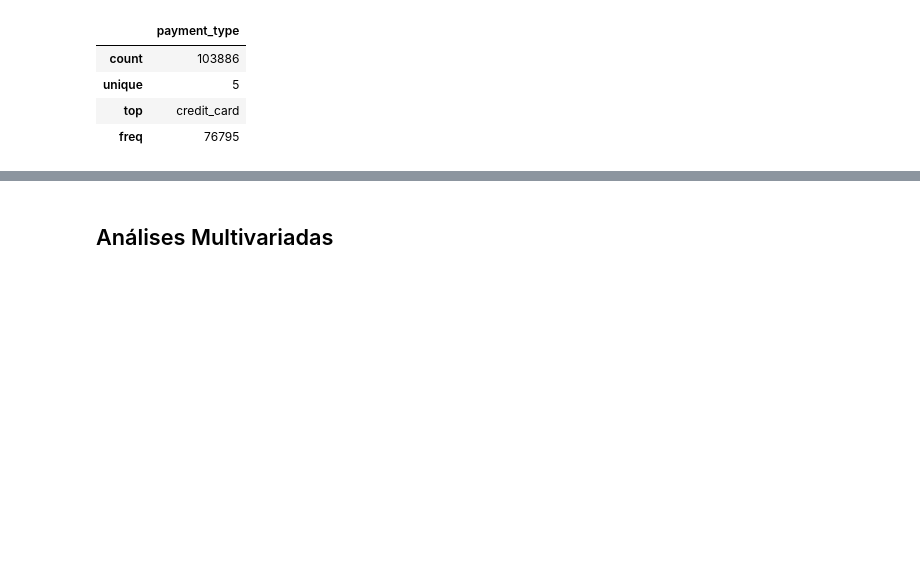
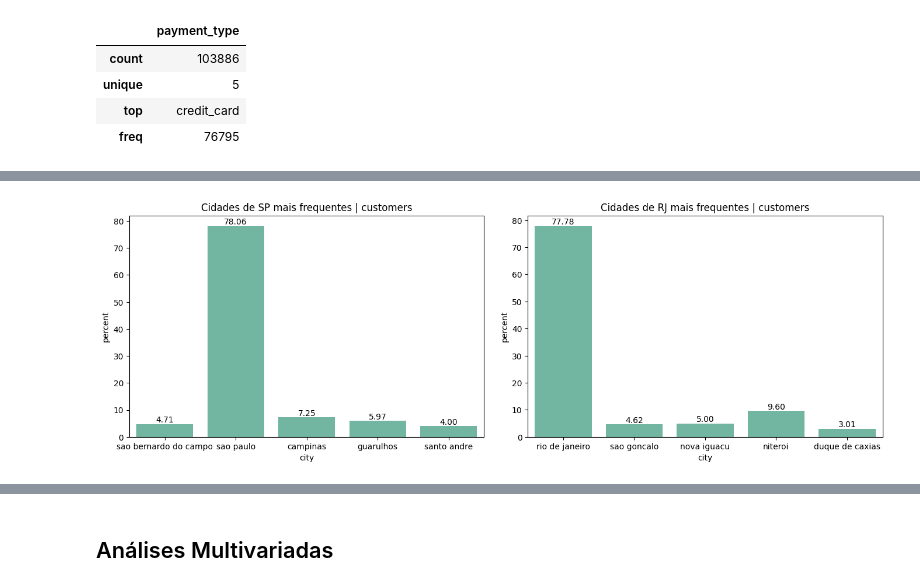
Before and after one commit to Squinelato/eEDB-002-2024-3, a Jupyter notebook: exploratory_analysis/data_analysis.ipynb, the cells around one changed output, grey strips where cells are left out. Drawn from its saved outputs; the diff is of its cells as text; code cells hidden in the pictures; blank space fills up the shorter version.

```diff
--- a/exploratory_analysis/data_analysis.ipynb
+++ b/exploratory_analysis/data_analysis.ipynb
@@ -188,0 +218,20 @@ order_payments[["payment_value"]].describe()
+# %%
+customers_top5_SP = customers[customers["state"]=="SP"]["city"].value_counts().head().index
+customers_top5_RJ = customers[customers["state"]=="RJ"]["city"].value_counts().head().index
+
+fig1, ax1 = plt.subplots(1,2, figsize=(14,5))
+
+sns.countplot(data=customers[customers["city"].isin(customers_top5_SP)], x="city", stat="percent", color=sns.color_palette("Set2")[0], ax=ax1[0])
+ax1[0].set_title(f"Cidades de SP mais frequentes | customers")
+for i in ax1[0].containers:
+    ax1[0].bar_label(i, fmt="%.2f")
+
+sns.countplot(data=customers[customers["city"].isin(customers_top5_RJ)], x="city", stat="percent", color=sns.color_palette("Set2")[0], ax=ax1[1])
+ax1[1].set_title(f"Cidades de RJ mais frequentes | customers")
+for i in ax1[1].containers:
+    ax1[1].bar_label(i, fmt="%.2f")
+
+plt.tight_layout(pad=2)
+plt.show()
+# %% [output]
+[figure, added]
```
Also changed, not shown: parts of 18 cells of this notebook.
